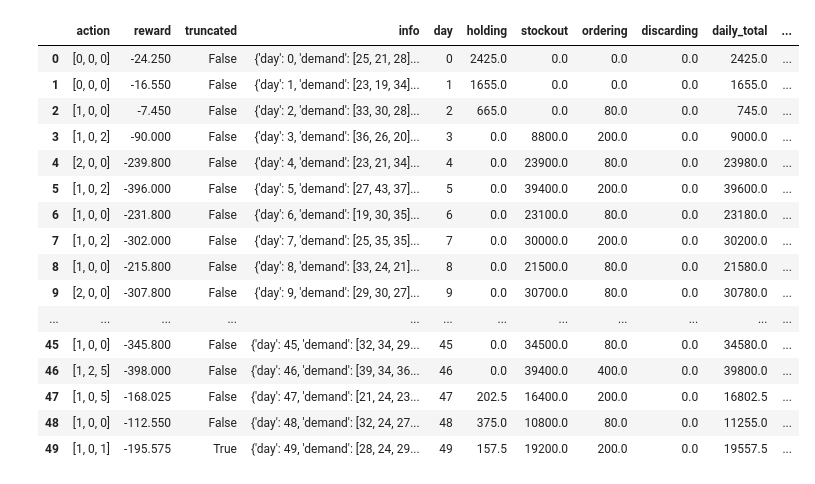
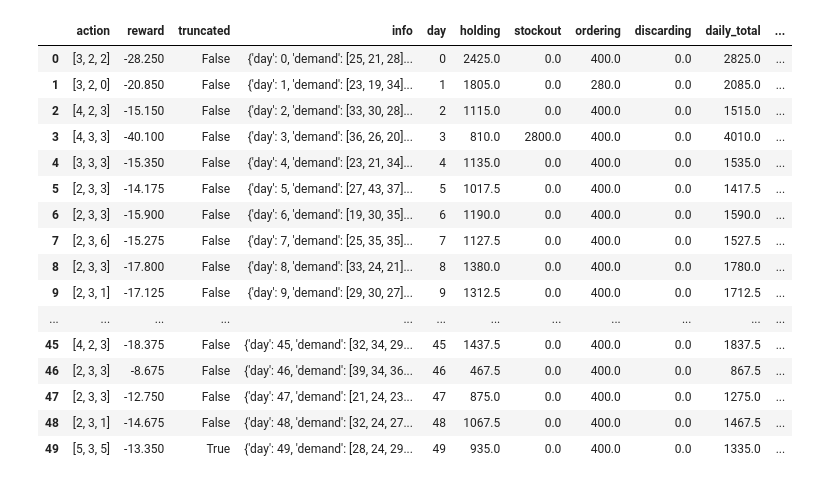
Before and after one commit to sohang3112/iit-madras-web-mtech-ai, a Jupyter notebook: trimester3/DA6002W_Online&ReinforcementLearning/ReinforcementLearning/RL_ProjectCompetition/RL_Student_Package_2026/ppo_training.ipynb, the cells around one changed output. Cells and saved outputs as stored; diff of their text form; code cells hidden in the pictures.

```diff
--- a/trimester3/DA6002W_Online&ReinforcementLearning/ReinforcementLearning/RL_ProjectCompetition/RL_Student_Package_2026/ppo_training.ipynb
+++ b/trimester3/DA6002W_Online&ReinforcementLearning/ReinforcementLearning/RL_ProjectCompetition/RL_Student_Package_2026/ppo_training.ipynb
@@ -113,0 +1,22 @@ Using cpu device
+# %%
+import numpy as np
+import pandas as pd
+import gymnasium as gym
+from functools import partial
+from sklearn.model_selection import ParameterSampler
+from stable_baselines3 import PPO
+from stable_baselines3.common.env_util import make_vec_env
+from stable_baselines3.common.vec_env import DummyVecEnv, SubprocVecEnv, VecMonitor
+from stable_baselines3.common.evaluation import evaluate_policy
+
+from industrial_inventory_env import IndustrialInventoryEnv, generate_student_config
+
+ROLL_NUMBER = "DA25M622"
+student_config = generate_student_config(ROLL_NUMBER)
+
+def make_env_fn(scenario_mode="random", domain_rand=True):
+    return IndustrialInventoryEnv(
+        student_config=student_config,
+        scenario_mode=scenario_mode,
+        domain_randomization=domain_rand,
+    )
@@ -114,41 +172,41 @@ Using cpu device
 # %%
-loaded_model = PPO.load("ppo_industrial_inventory")
+loaded_model = PPO.load("ppo_inventory_best_searched")
 # %%
-# manual eval loop for 1 episode, to get the info dict for each step, to get the costs
 records = []
+env = make_env_fn()
 observation, info = env.reset(seed=101)
 while True:
     action, _ = loaded_model.predict(observation, deterministic=True)  # MultiDiscrete indices directly
     observation, reward, terminated, truncated, info = env.step(action)
     records.append({
         "action": action,
         "reward": reward,
         "truncated": truncated,
         "info": info,
         'day': info['day'],
         **info['costs']
     })
     if terminated or truncated:
         break
 
 df = pd.DataFrame(records)
 df
 # %% [output]
 |  | action | reward | truncated | info | day | holding | stockout | ordering | discarding | daily_total | ... |
-| 0 | [0, 0, 0] | -24.250 | False | {'day': 0, 'demand': [25, 21, 28]... | 0 | 2425.0 | 0.0 | 0.0 | 0.0 | 2425.0 | ... |
-| 1 | [0, 0, 0] | -16.550 | False | {'day': 1, 'demand': [23, 19, 34]... | 1 | 1655.0 | 0.0 | 0.0 | 0.0 | 1655.0 | ... |
-| 2 | [1, 0, 0] | -7.450 | False | {'day': 2, 'demand': [33, 30, 28]... | 2 | 665.0 | 0.0 | 80.0 | 0.0 | 745.0 | ... |
-| 3 | [1, 0, 2] | -90.000 | False | {'day': 3, 'demand': [36, 26, 20]... | 3 | 0.0 | 8800.0 | 200.0 | 0.0 | 9000.0 | ... |
-| 4 | [2, 0, 0] | -239.800 | False | {'day': 4, 'demand': [23, 21, 34]... | 4 | 0.0 | 23900.0 | 80.0 | 0.0 | 23980.0 | ... |
-| 5 | [1, 0, 2] | -396.000 | False | {'day': 5, 'demand': [27, 43, 37]... | 5 | 0.0 | 39400.0 | 200.0 | 0.0 | 39600.0 | ... |
-| 6 | [1, 0, 0] | -231.800 | False | {'day': 6, 'demand': [19, 30, 35]... | 6 | 0.0 | 23100.0 | 80.0 | 0.0 | 23180.0 | ... |
-| 7 | [1, 0, 2] | -302.000 | False | {'day': 7, 'demand': [25, 35, 35]... | 7 | 0.0 | 30000.0 | 200.0 | 0.0 | 30200.0 | ... |
-| 8 | [1, 0, 0] | -215.800 | False | {'day': 8, 'demand': [33, 24, 21]... | 8 | 0.0 | 21500.0 | 80.0 | 0.0 | 21580.0 | ... |
-| 9 | [2, 0, 0] | -307.800 | False | {'day': 9, 'demand': [29, 30, 27]... | 9 | 0.0 | 30700.0 | 80.0 | 0.0 | 30780.0 | ... |
+| 0 | [3, 2, 2] | -28.250 | False | {'day': 0, 'demand': [25, 21, 28]... | 0 | 2425.0 | 0.0 | 400.0 | 0.0 | 2825.0 | ... |
+| 1 | [3, 2, 0] | -20.850 | False | {'day': 1, 'demand': [23, 19, 34]... | 1 | 1805.0 | 0.0 | 280.0 | 0.0 | 2085.0 | ... |
+| 2 | [4, 2, 3] | -15.150 | False | {'day': 2, 'demand': [33, 30, 28]... | 2 | 1115.0 | 0.0 | 400.0 | 0.0 | 1515.0 | ... |
+| 3 | [4, 3, 3] | -40.100 | False | {'day': 3, 'demand': [36, 26, 20]... | 3 | 810.0 | 2800.0 | 400.0 | 0.0 | 4010.0 | ... |
+| 4 | [3, 3, 3] | -15.350 | False | {'day': 4, 'demand': [23, 21, 34]... | 4 | 1135.0 | 0.0 | 400.0 | 0.0 | 1535.0 | ... |
+| 5 | [2, 3, 3] | -14.175 | False | {'day': 5, 'demand': [27, 43, 37]... | 5 | 1017.5 | 0.0 | 400.0 | 0.0 | 1417.5 | ... |
+| 6 | [2, 3, 3] | -15.900 | False | {'day': 6, 'demand': [19, 30, 35]... | 6 | 1190.0 | 0.0 | 400.0 | 0.0 | 1590.0 | ... |
+| 7 | [2, 3, 6] | -15.275 | False | {'day': 7, 'demand': [25, 35, 35]... | 7 | 1127.5 | 0.0 | 400.0 | 0.0 | 1527.5 | ... |
+| 8 | [2, 3, 3] | -17.800 | False | {'day': 8, 'demand': [33, 24, 21]... | 8 | 1380.0 | 0.0 | 400.0 | 0.0 | 1780.0 | ... |
+| 9 | [2, 3, 1] | -17.125 | False | {'day': 9, 'demand': [29, 30, 27]... | 9 | 1312.5 | 0.0 | 400.0 | 0.0 | 1712.5 | ... |
 | ... | ... | ... | ... | ... | ... | ... | ... | ... | ... | ... | ... |
-| 45 | [1, 0, 0] | -345.800 | False | {'day': 45, 'demand': [32, 34, 29... | 45 | 0.0 | 34500.0 | 80.0 | 0.0 | 34580.0 | ... |
-| 46 | [1, 2, 5] | -398.000 | False | {'day': 46, 'demand': [39, 34, 36... | 46 | 0.0 | 39400.0 | 400.0 | 0.0 | 39800.0 | ... |
-| 47 | [1, 0, 5] | -168.025 | False | {'day': 47, 'demand': [21, 24, 23... | 47 | 202.5 | 16400.0 | 200.0 | 0.0 | 16802.5 | ... |
-| 48 | [1, 0, 0] | -112.550 | False | {'day': 48, 'demand': [32, 24, 27... | 48 | 375.0 | 10800.0 | 80.0 | 0.0 | 11255.0 | ... |
-| 49 | [1, 0, 1] | -195.575 | True | {'day': 49, 'demand': [28, 24, 29... | 49 | 157.5 | 19200.0 | 200.0 | 0.0 | 19557.5 | ... |
+| 45 | [4, 2, 3] | -18.375 | False | {'day': 45, 'demand': [32, 34, 29... | 45 | 1437.5 | 0.0 | 400.0 | 0.0 | 1837.5 | ... |
+| 46 | [2, 3, 3] | -8.675 | False | {'day': 46, 'demand': [39, 34, 36... | 46 | 467.5 | 0.0 | 400.0 | 0.0 | 867.5 | ... |
+| 47 | [2, 3, 3] | -12.750 | False | {'day': 47, 'demand': [21, 24, 23... | 47 | 875.0 | 0.0 | 400.0 | 0.0 | 1275.0 | ... |
+| 48 | [2, 3, 1] | -14.675 | False | {'day': 48, 'demand': [32, 24, 27... | 48 | 1067.5 | 0.0 | 400.0 | 0.0 | 1467.5 | ... |
+| 49 | [5, 3, 5] | -13.350 | True | {'day': 49, 'demand': [28, 24, 29... | 49 | 935.0 | 0.0 | 400.0 | 0.0 | 1335.0 | ... |
 # %%
```
Also changed, not shown: parts of 11 cells of this notebook, 5 other files.
